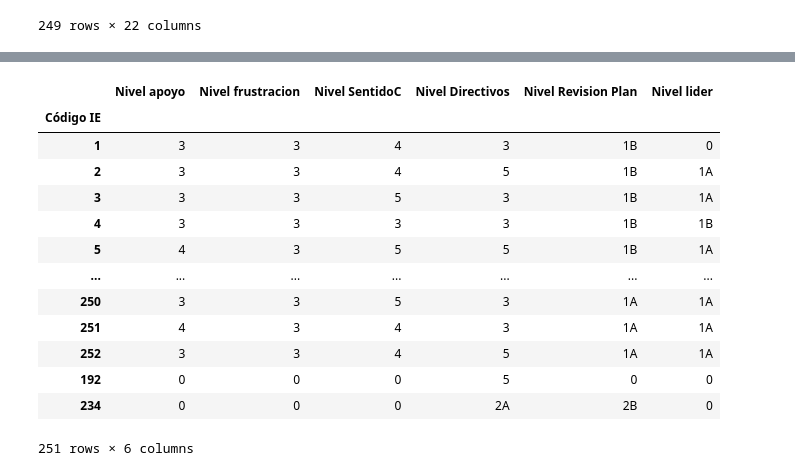
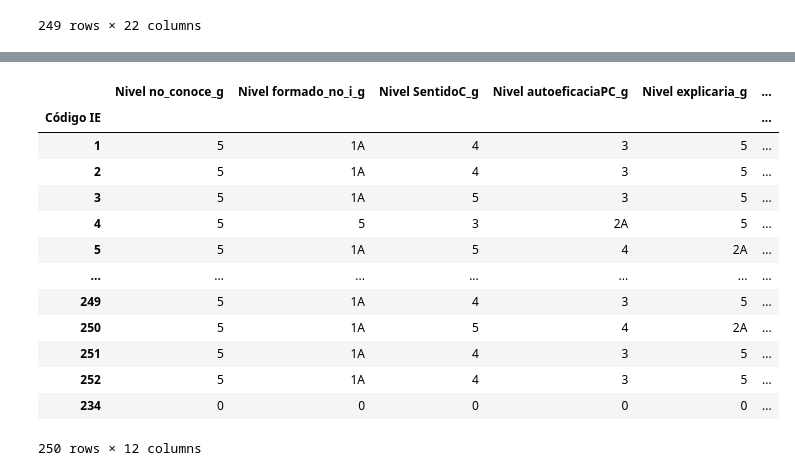
Before and after one commit to Grupo-Informatica-Educativa/CFK2022, a Jupyter notebook: utils/cleaners/Marco_consolidacion/consolidacion_D3.ipynb, the cells around one changed output, grey strips where cells are left out. Drawn from its saved outputs; the diff is of its cells as text; code cells hidden in the pictures.

```diff
--- a/utils/cleaners/Marco_consolidacion/consolidacion_D3.ipynb
+++ b/utils/cleaners/Marco_consolidacion/consolidacion_D3.ipynb
@@ -583,8 +597,8 @@ doc_area_d1['Nivel_cant_practicas_ev_area'] =  pd.cut(doc_area_d1['Cantidad_Prac
 # %% [markdown]
 #### Todos los docentes
 # %%
-doc_d1 = doc_escalas.pivot_table(index=['Código IE'], values=list(agg_funcs.keys()), aggfunc=agg_funcs).rename(columns={'N registro':'Cantidad docentes'})
-doc_d1
+doc_d3 = doc_escalas.pivot_table(index=['Código IE'], values=list(agg_funcs.keys()), aggfunc=agg_funcs).rename(columns={'N registro':'Cantidad docentes'})
+doc_d3
 # %% [output]
 |  | 7.1 Le explicaría la respuesta co... | 7.2 Le sugeriría ir paso a paso p... | Cantidad_PracticasE | Cantidad_PracticasP | Docente_TeI | ... |
 | Código IE |  |  |  |  |  | ... |
@@ -601,10 +615,12 @@ doc_d1
 | 252 | 2.863636 | 3.681818 | 4.272727 | 3.363636 | 3 | ... |
 249 rows × 22 columns
 # %%
-doc_d1['Fraccion_no_conoce'] = 100*doc_d1['No conocePC']/doc_d1['Cantidad docentes']
+doc_d3['Fraccion_no_conoce'] = 100*doc_d3['No conocePC']/doc_d3['Cantidad docentes']
 
-doc_d1['Fraccion_formado_noimplementa'] = 100*(doc_d1['Formado_noI']/doc_d1['Formado'])
-doc_d1
+doc_d3['Fraccion_formado_noimplementa'] = 100*(doc_d3['Formado_noI']/doc_d3['Formado'])
+
+doc_d3['Fraccion_reconoce_importancia'] = 100*(doc_d3['ReconoceImportancia']/doc_d3['Cantidad docentes'])
+doc_d3
 # %% [output]
 |  | 7.1 Le explicaría la respuesta co... | 7.2 Le sugeriría ir paso a paso p... | Cantidad_PracticasE | Cantidad_PracticasP | Docente_TeI | ... |
 | Código IE |  |  |  |  |  | ... |
@@ -629,21 +655,35 @@ doc_d1['Nivel SentidoC'] =  pd.cut(doc_d1['sentidoComunidad'], bins=[0, 50, 60,1
+# %%
+doc_d3['Nivel no_conoce_g'] =  pd.cut(doc_d3['Fraccion_no_conoce'], bins=[0,30,50,100], labels=['5','1B','1A'], include_lowest=True)
+
+doc_d3['Nivel formado_no_i_g'] =  pd.cut(doc_d3['Fraccion_formado_noimplementa'], bins=[0, 30,100], labels=['5','1A'], include_lowest=True)
+
+doc_d3['Nivel SentidoC_g'] =  pd.cut(doc_d3['sentidoComunidad'], bins=[0, 50, 60,100], labels=['3','4', '5'], include_lowest=True)
+
+doc_d3['Nivel autoeficaciaPC_g'] =  pd.cut(doc_d3['autoeficaciaPC'], bins=[0,20,40,60,80,100], labels=['1B','2A','3','4', '5'], include_lowest=True)
+
+doc_d3['Nivel explicaria_g'] = pd.cut(doc_d3['7.1 Le explicaría la respuesta correcta'],
+ bins=[0,5,7,10],labels=['5','2A', '1B'], include_lowest=True)
+
+doc_d3['Nivel reconoceI_g'] =  pd.cut(doc_d3['Fraccion_reconoce_importancia'], bins=[0,50,100], labels=['2A','5'], include_lowest=True)
+doc_d3['Nivel err_conceptual_g'] =  pd.cut(doc_d3['Fraccion_reconoce_importancia'], bins=[0,0.4,0.7,1], labels=['3','4','5'], include_lowest=True)
 # %%
-dimension1 = pd.concat([doc_d1,dir_d1,plan1_d1, plan2_d1],ignore_index=False, axis=1)
-dimension1[dimension1.filter(regex='^Nivel').columns]= dimension1[dimension1.filter(regex='^Nivel').columns].astype(cat_type).fillna("0")
+dimension3 = pd.concat([doc_d3, doc_area_d3,plan1_d3, plan2_d3],ignore_index=False, axis=1)
+dimension3[dimension3.filter(regex='^Nivel').columns]= dimension3[dimension3.filter(regex='^Nivel').columns].astype(cat_type).fillna("0")
 # %%
-dimension1.filter(regex='^Nivel|Dimens')
+dimension3.filter(regex='^Nivel|Dimens')
 # %% [output]
-|  | Nivel apoyo | Nivel frustracion | Nivel SentidoC | Nivel Directivos | Nivel Revision Plan | Nivel lider |
-| Código IE |  |  |  |  |  |  |
-| 1 | 3 | 3 | 4 | 3 | 1B | 0 |
-| 2 | 3 | 3 | 4 | 5 | 1B | 1A |
-| 3 | 3 | 3 | 5 | 3 | 1B | 1A |
-| 4 | 3 | 3 | 3 | 3 | 1B | 1B |
-| 5 | 4 | 3 | 5 | 5 | 1B | 1A |
+|  | Nivel no_conoce_g | Nivel formado_no_i_g | Nivel SentidoC_g | Nivel autoeficaciaPC_g | Nivel explicaria_g | ... |
+| Código IE |  |  |  |  |  | ... |
+| 1 | 5 | 1A | 4 | 3 | 5 | ... |
+| 2 | 5 | 1A | 4 | 3 | 5 | ... |
+| 3 | 5 | 1A | 5 | 3 | 5 | ... |
+| 4 | 5 | 5 | 3 | 2A | 5 | ... |
+| 5 | 5 | 1A | 5 | 4 | 2A | ... |
 | ... | ... | ... | ... | ... | ... | ... |
-| 250 | 3 | 3 | 5 | 3 | 1A | 1A |
-| 251 | 4 | 3 | 4 | 3 | 1A | 1A |
-| 252 | 3 | 3 | 4 | 5 | 1A | 1A |
-| 192 | 0 | 0 | 0 | 5 | 0 | 0 |
-| 234 | 0 | 0 | 0 | 2A | 2B | 0 |
+| 249 | 5 | 1A | 4 | 3 | 5 | ... |
+| 250 | 5 | 1A | 5 | 4 | 2A | ... |
+| 251 | 5 | 1A | 4 | 3 | 5 | ... |
+| 252 | 5 | 1A | 4 | 3 | 5 | ... |
+| 234 | 0 | 0 | 0 | 0 | 0 | ... |
-251 rows × 6 columns
+250 rows × 12 columns
 # %%
```
Also changed, not shown: parts of 10 cells of this notebook, 3 other files.
